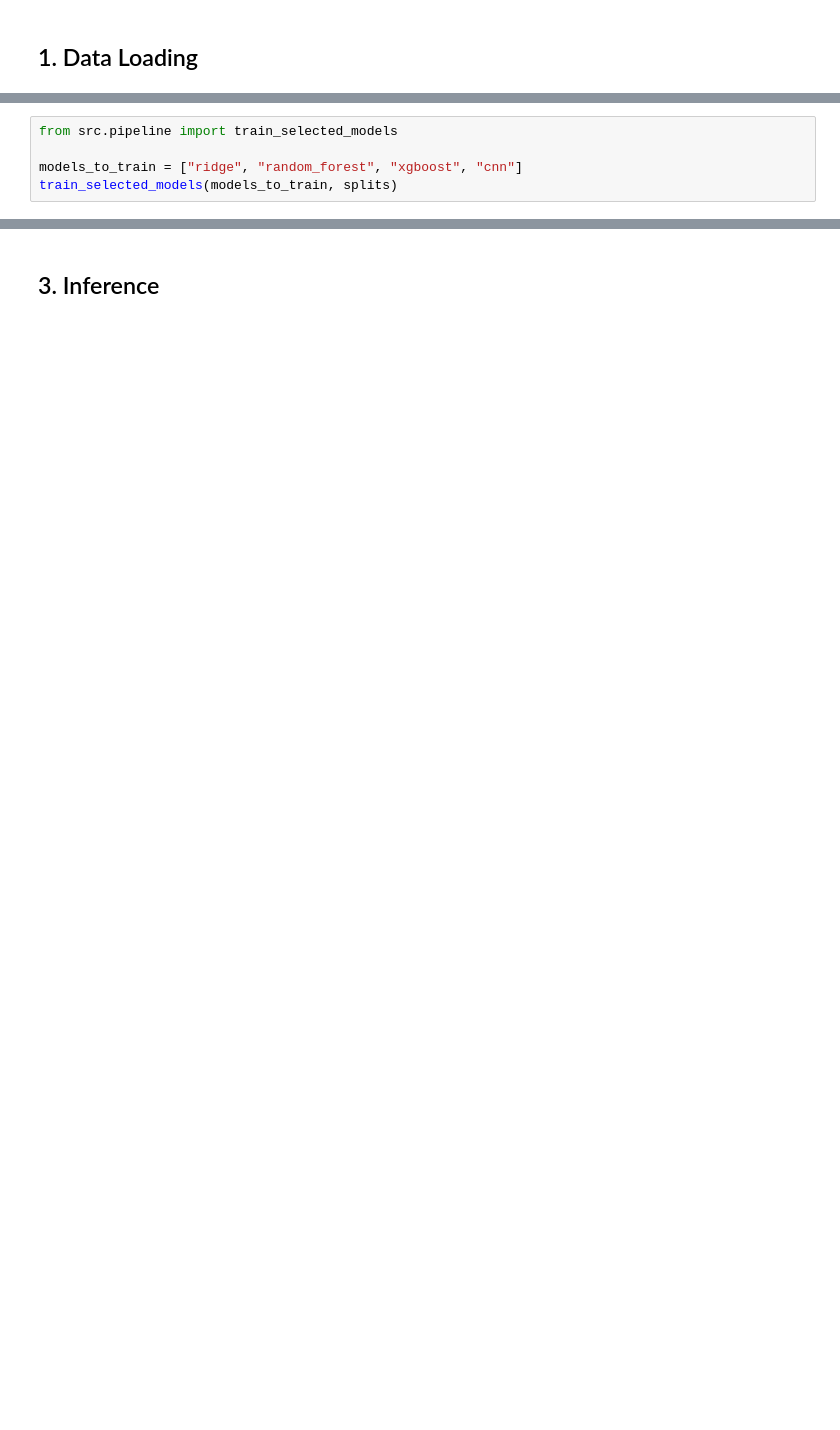
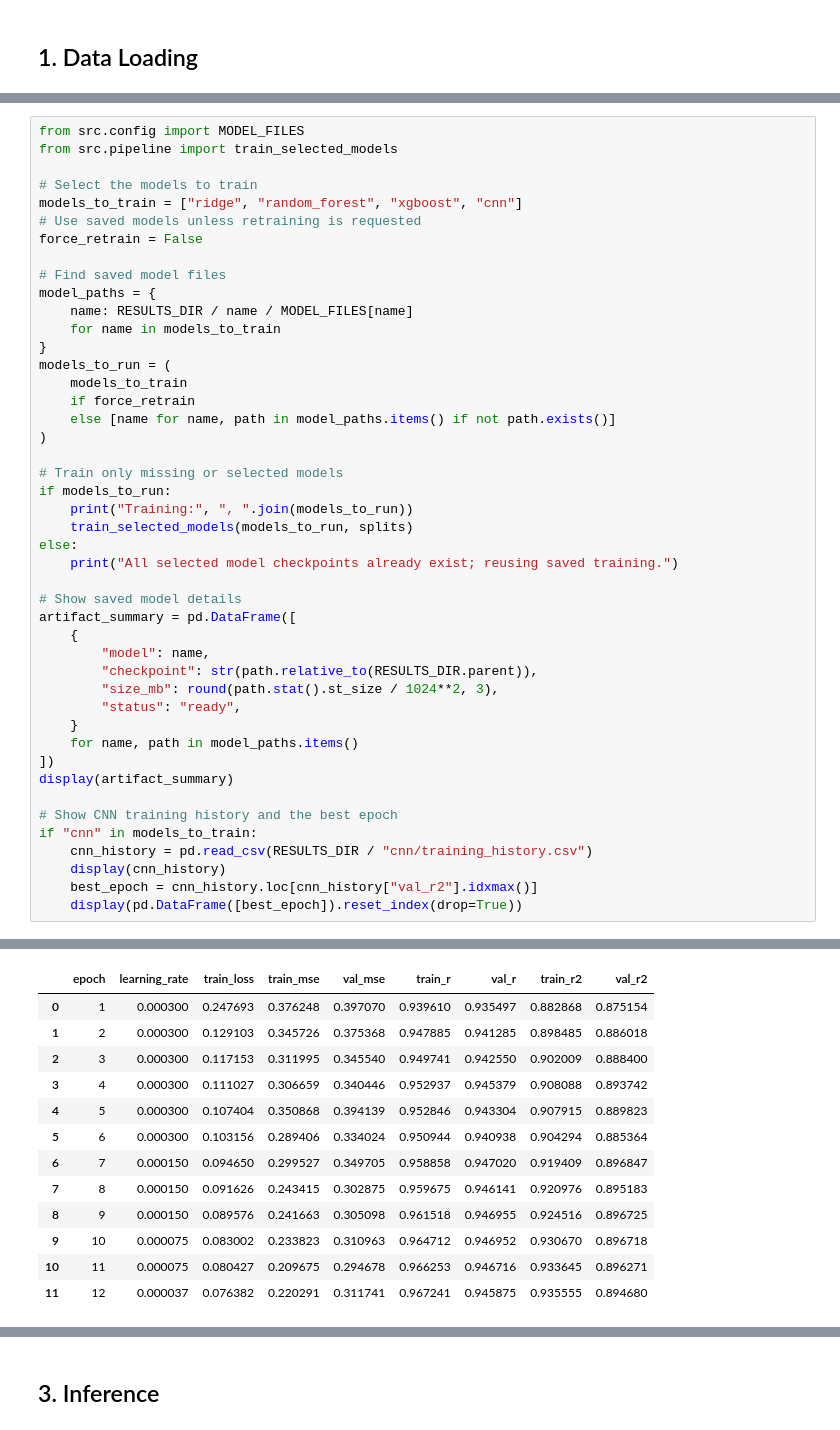
Before and after one commit to LouiSyndrom/optimus5prime-pytorch-repro, a Jupyter notebook: Pipeline.ipynb, the cells around one changed output, grey strips where cells are left out. Cells and saved outputs as stored; diff of their text form; blank space fills up the shorter version.

Commit message:
Add reproducible pipeline outputs and environment

```diff
--- a/Pipeline.ipynb
+++ b/Pipeline.ipynb
@@ -17,5 +22,0 @@ display(split_sizes)
-# %%
-from src.pipeline import train_selected_models
-
-models_to_train = ["ridge", "random_forest", "xgboost", "cnn"]
-train_selected_models(models_to_train, splits)
@@ -21,0 +27,46 @@ train_selected_models(models_to_train, splits)
+# %%
+from src.config import MODEL_FILES
+from src.pipeline import train_selected_models
+
+# Select the models to train
+models_to_train = ["ridge", "random_forest", "xgboost", "cnn"]
+# Use saved models unless retraining is requested
+force_retrain = False
+
+# Find saved model files
+model_paths = {
+    name: RESULTS_DIR / name / MODEL_FILES[name]
+    for name in models_to_train
+}
+models_to_run = (
+    models_to_train
+    if force_retrain
+    else [name for name, path in model_paths.items() if not path.exists()]
+)
+
+# Train only missing or selected models
+if models_to_run:
+    print("Training:", ", ".join(models_to_run))
+    train_selected_models(models_to_run, splits)
+else:
+    print("All selected model checkpoints already exist; reusing saved training.")
+
+# Show saved model details
+artifact_summary = pd.DataFrame([
+    {
+        "model": name,
+        "checkpoint": str(path.relative_to(RESULTS_DIR.parent)),
+        "size_mb": round(path.stat().st_size / 1024**2, 3),
+        "status": "ready",
+    }
+    for name, path in model_paths.items()
+])
+display(artifact_summary)
+
+# Show CNN training history and the best epoch
+if "cnn" in models_to_train:
+    cnn_history = pd.read_csv(RESULTS_DIR / "cnn/training_history.csv")
+    display(cnn_history)
+    best_epoch = cnn_history.loc[cnn_history["val_r2"].idxmax()]
+    display(pd.DataFrame([best_epoch]).reset_index(drop=True))
+# %% [output]
@@ -21,0 +79,13 @@ train_selected_models(models_to_train, splits)
+|  | epoch | learning_rate | train_loss | train_mse | val_mse | train_r | val_r | train_r2 | val_r2 |
+| 0 | 1 | 0.000300 | 0.247693 | 0.376248 | 0.397070 | 0.939610 | 0.935497 | 0.882868 | 0.875154 |
+| 1 | 2 | 0.000300 | 0.129103 | 0.345726 | 0.375368 | 0.947885 | 0.941285 | 0.898485 | 0.886018 |
+| 2 | 3 | 0.000300 | 0.117153 | 0.311995 | 0.345540 | 0.949741 | 0.942550 | 0.902009 | 0.888400 |
+| 3 | 4 | 0.000300 | 0.111027 | 0.306659 | 0.340446 | 0.952937 | 0.945379 | 0.908088 | 0.893742 |
+| 4 | 5 | 0.000300 | 0.107404 | 0.350868 | 0.394139 | 0.952846 | 0.943304 | 0.907915 | 0.889823 |
+| 5 | 6 | 0.000300 | 0.103156 | 0.289406 | 0.334024 | 0.950944 | 0.940938 | 0.904294 | 0.885364 |
+| 6 | 7 | 0.000150 | 0.094650 | 0.299527 | 0.349705 | 0.958858 | 0.947020 | 0.919409 | 0.896847 |
+| 7 | 8 | 0.000150 | 0.091626 | 0.243415 | 0.302875 | 0.959675 | 0.946141 | 0.920976 | 0.895183 |
+| 8 | 9 | 0.000150 | 0.089576 | 0.241663 | 0.305098 | 0.961518 | 0.946955 | 0.924516 | 0.896725 |
+| 9 | 10 | 0.000075 | 0.083002 | 0.233823 | 0.310963 | 0.964712 | 0.946952 | 0.930670 | 0.896718 |
+| 10 | 11 | 0.000075 | 0.080427 | 0.209675 | 0.294678 | 0.966253 | 0.946716 | 0.933645 | 0.896271 |
+| 11 | 12 | 0.000037 | 0.076382 | 0.220291 | 0.311741 | 0.967241 | 0.945875 | 0.935555 | 0.894680 |
```
Also changed, not shown: parts of 6 cells of this notebook, 39 other files.
